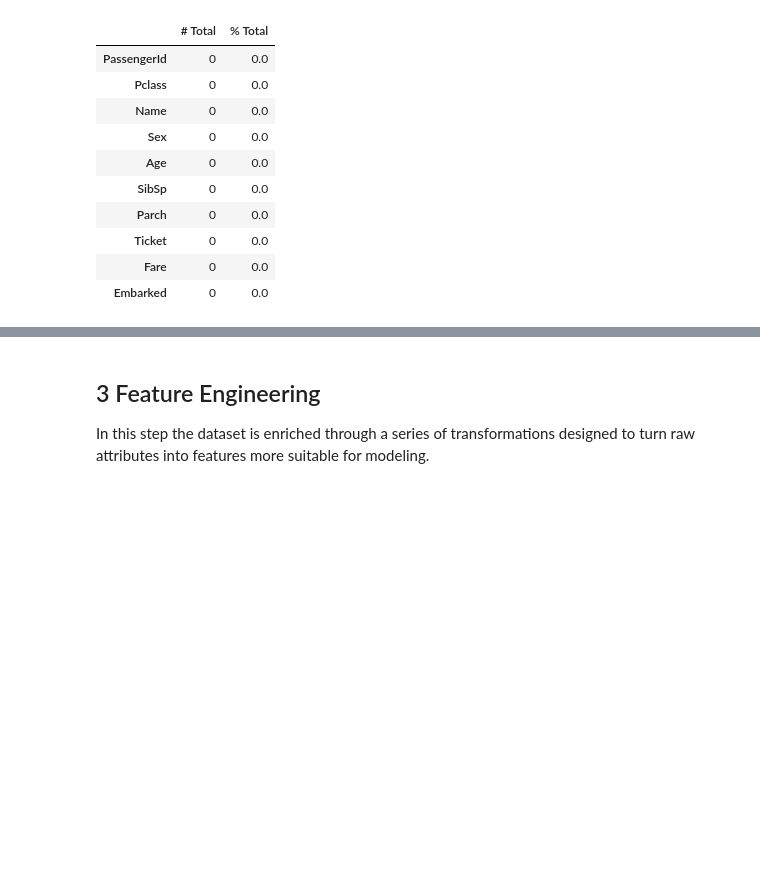
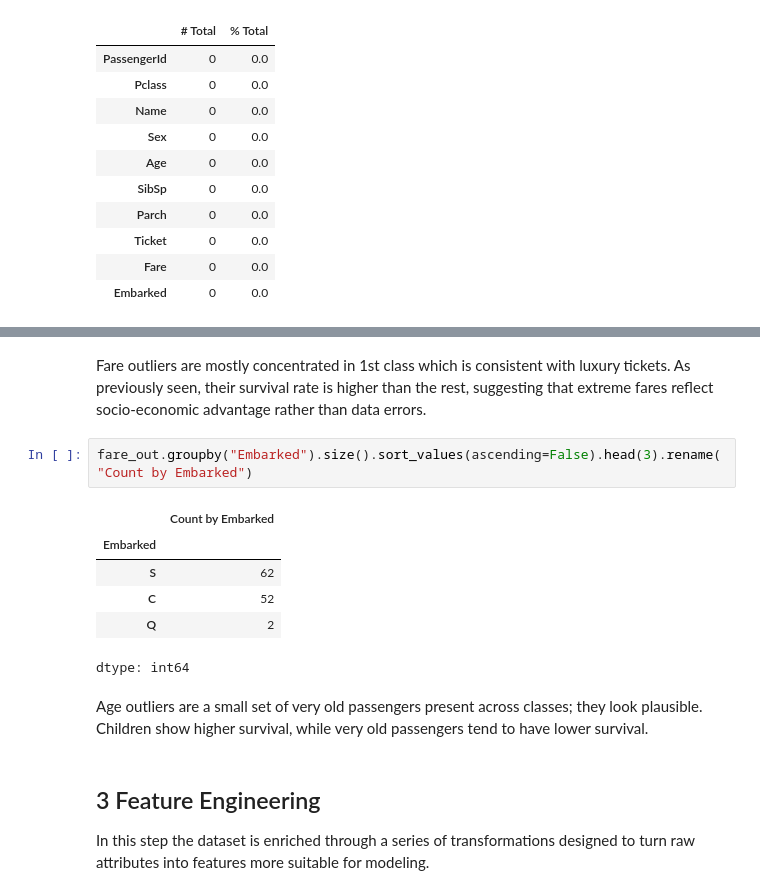
Before and after one commit to fede-giorgi/Transformer_is_All_You_Need, a Jupyter notebook: project.ipynb, the cells around one changed output, grey strips where cells are left out. Drawn from its saved outputs; the diff is of its cells as text; blank space fills up the shorter version.

```diff
--- a/project.ipynb
+++ b/project.ipynb
@@ -728,3 +781,16 @@ missing_data.head(10)
+# %% [markdown]
+Fare outliers are mostly concentrated in 1st class which is consistent with luxury tickets. As previously seen, their survival rate is higher than the rest, suggesting that extreme fares reflect socio-economic advantage rather than data errors.
+# %%
+fare_out.groupby("Embarked").size().sort_values(ascending=False).head(3).rename("Count by Embarked")
+# %% [output]
+|  | Count by Embarked |
+| Embarked |  |
+| S | 62 |
+| C | 52 |
+| Q | 2 |
+dtype: int64
+# %% [markdown]
+Age outliers are a small set of very old passengers present across classes; they look plausible. Children show higher survival, while very old passengers tend to have lower survival.
 # %% [markdown]
 ## 3 Feature Engineering
 In this step the dataset is enriched through a series of transformations designed to turn raw attributes into features more suitable for modeling.
```
Also changed, not shown: parts of 5 cells of this notebook.
